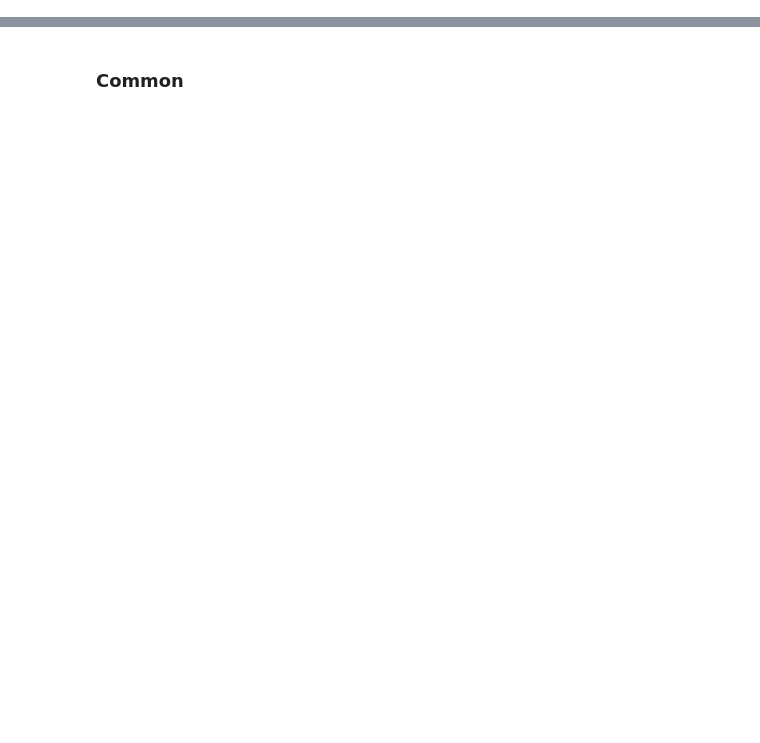
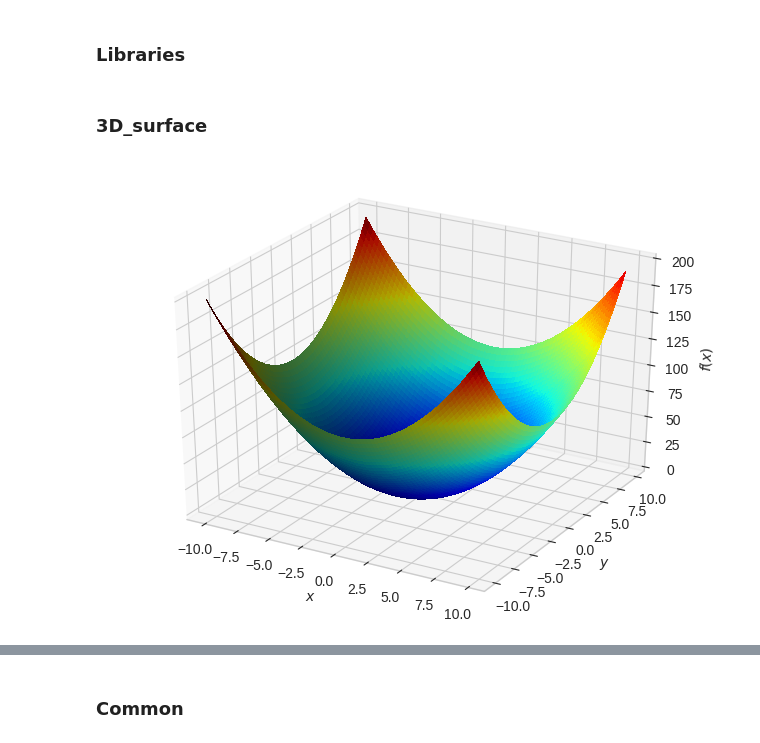
Before and after one commit to JHermosillaD/evolutionary_computation, a Jupyter notebook: JesusT3Codigo.ipynb, the cells around one changed output, grey strips where cells are left out. Saved outputs shown, nothing was run; the diff lists cells and outputs as text; code cells hidden in the pictures; blank space fills up the shorter version.

```diff
--- a/JesusT3Codigo.ipynb
+++ b/JesusT3Codigo.ipynb
@@ -6,0 +23,41 @@ import math
+# %% [markdown]
+### Libraries
+# %%
+from matplotlib import pyplot as plt
+plt.style.use('seaborn-whitegrid')
+from mpl_toolkits.mplot3d import Axes3D
+from matplotlib import cm
+
+from numba import jit, cuda
+import numpy as np
+import random
+
+from numba.core.errors import NumbaDeprecationWarning, NumbaPendingDeprecationWarning
+import warnings
+
+import logging;
+warnings.simplefilter('ignore', category=NumbaDeprecationWarning)
+warnings.simplefilter('ignore', category=NumbaPendingDeprecationWarning)
+logging.disable(logging.WARNING)
+# %% [markdown]
+### 3D_surface
+# %%
+fig = plt.figure()
+ax = fig.gca(projection='3d')
+
+X=np.arange(-10,10,0.25)
+Y=np.arange(-10,10,0.25)
+X,Y = np.meshgrid(X,Y)
+Z = X**2 + Y**2
+
+my_col = cm.jet(Z/np.amax(Z))
+
+surf = ax.plot_surface(X,Y,Z,linewidth=0,antialiased=False, rstride=1, cstride=1, facecolors = my_col)
+ax.set_xlabel(r'$x$')
+ax.set_ylabel(r'$y$')
+ax.set_zlabel(r'$f(x)$')
+fig.tight_layout()
+
+plt.show()
+# %% [output]
+[figure, added]
```
Also changed, not shown: parts of 30 cells of this notebook.
